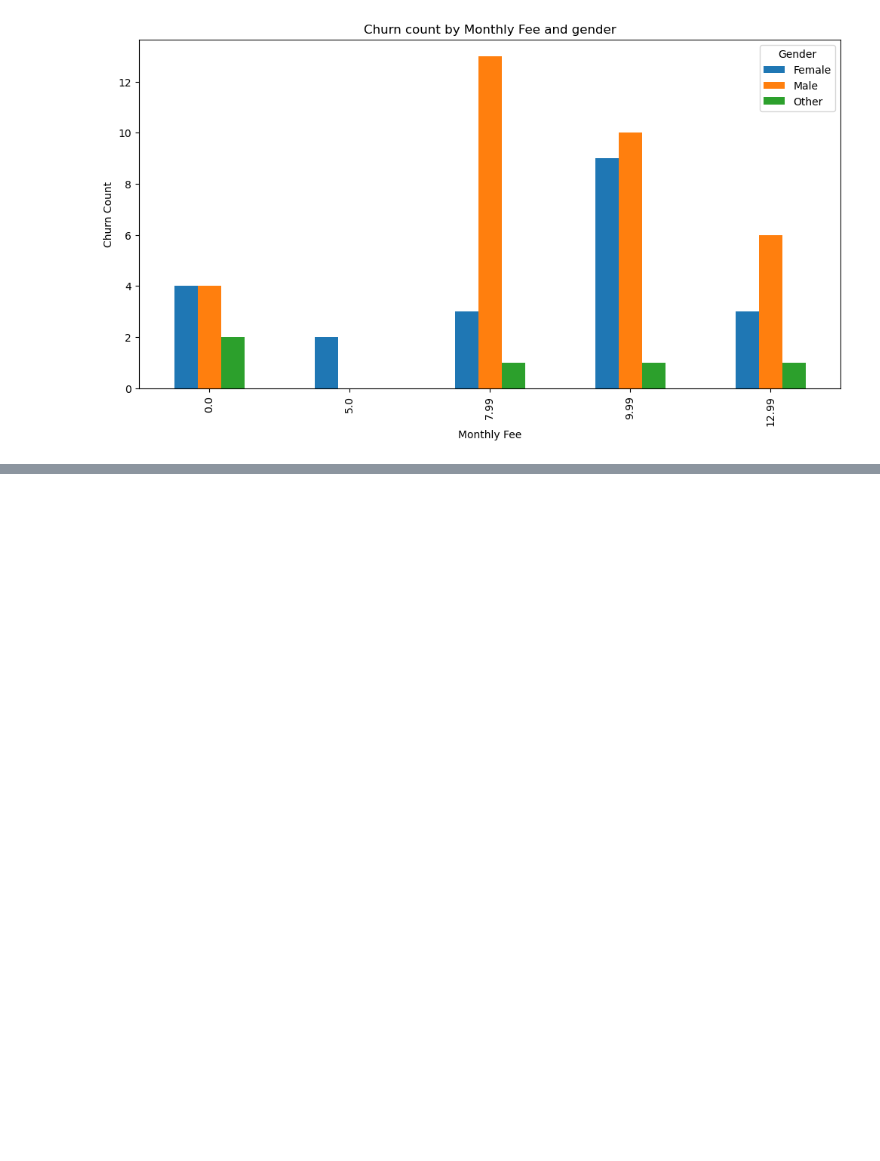
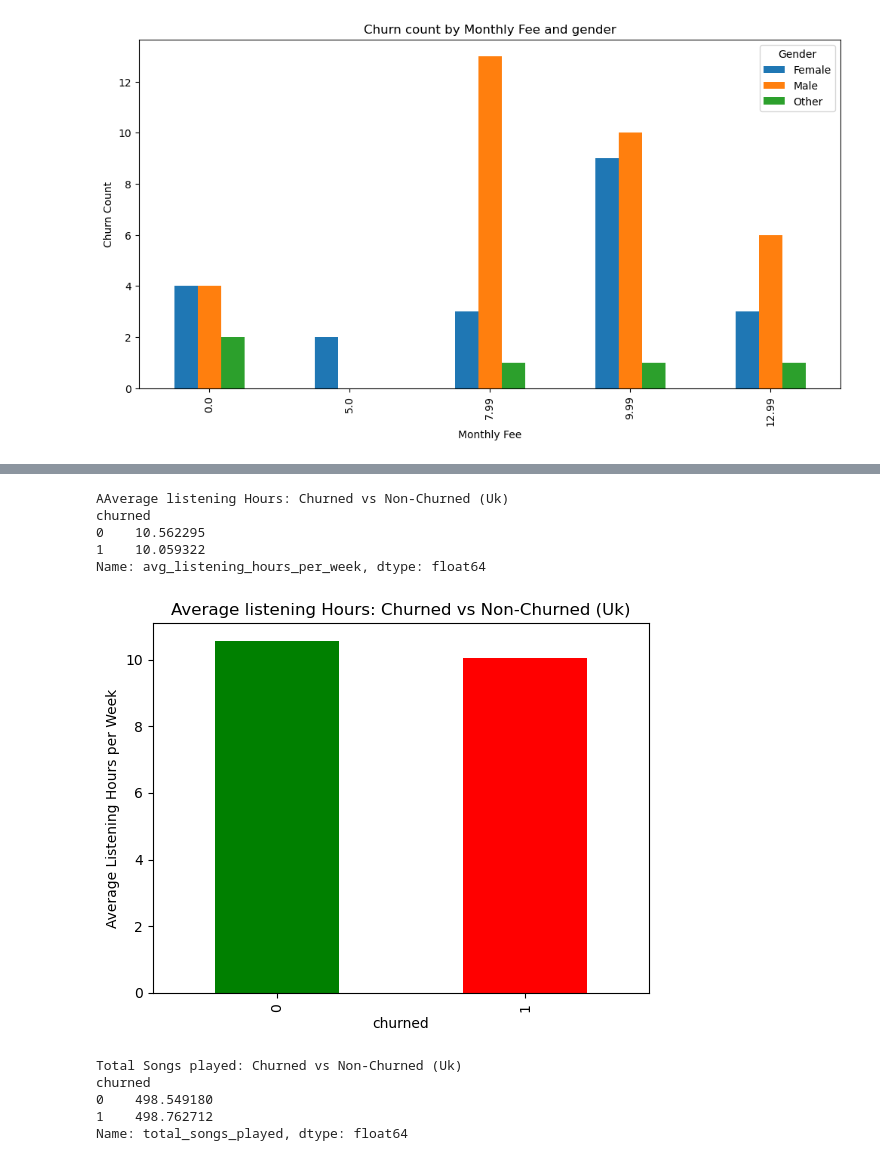
Before and after one commit to mirajgansi/IoA_Autum_sprint, a Jupyter notebook: notebook/analysis.ipynb, the cells around one changed output, grey strips where cells are left out. Saved outputs shown, nothing was run; the diff lists cells and outputs as text; code cells hidden in the pictures; blank space fills up the shorter version.

```diff
--- a/notebook/analysis.ipynb
+++ b/notebook/analysis.ipynb
@@ -467,0 +500,29 @@ plt.show()
+# %%
+avg_listening = uk_data.groupby('churned')['avg_listening_hours_per_week'].mean()
+print('AAverage listening Hours: Churned vs Non-Churned (Uk)')
+print(avg_listening)
+# %% [output]
+AAverage listening Hours: Churned vs Non-Churned (Uk)
+churned
+0    10.562295
+1    10.059322
+Name: avg_listening_hours_per_week, dtype: float64
+# %%
+plt.Figure(figsize=(12,6))
+avg_listening.plot(kind ='bar', color= ['green', 'red'])
+plt.ylabel('Average Listening Hours per Week')
+plt.xlabel("churned")
+plt.title("Average listening Hours: Churned vs Non-Churned (Uk)")
+plt.show()
+# %% [output]
+[figure, added]
+# %%
+avg_songs = uk_data.groupby('churned')['total_songs_played'].mean()
+print('Total Songs played: Churned vs Non-Churned (Uk)')
+print(avg_songs)
+# %% [output]
+Total Songs played: Churned vs Non-Churned (Uk)
+churned
+0    498.549180
+1    498.762712
+Name: total_songs_played, dtype: float64
```
Also changed, not shown: parts of 38 cells of this notebook.
